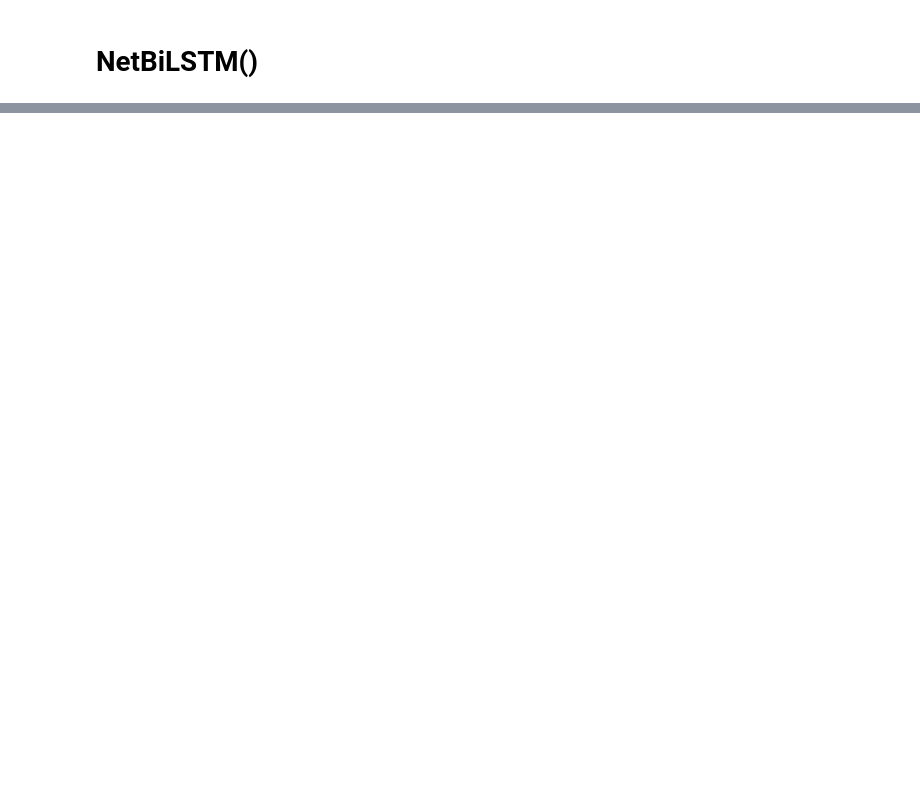
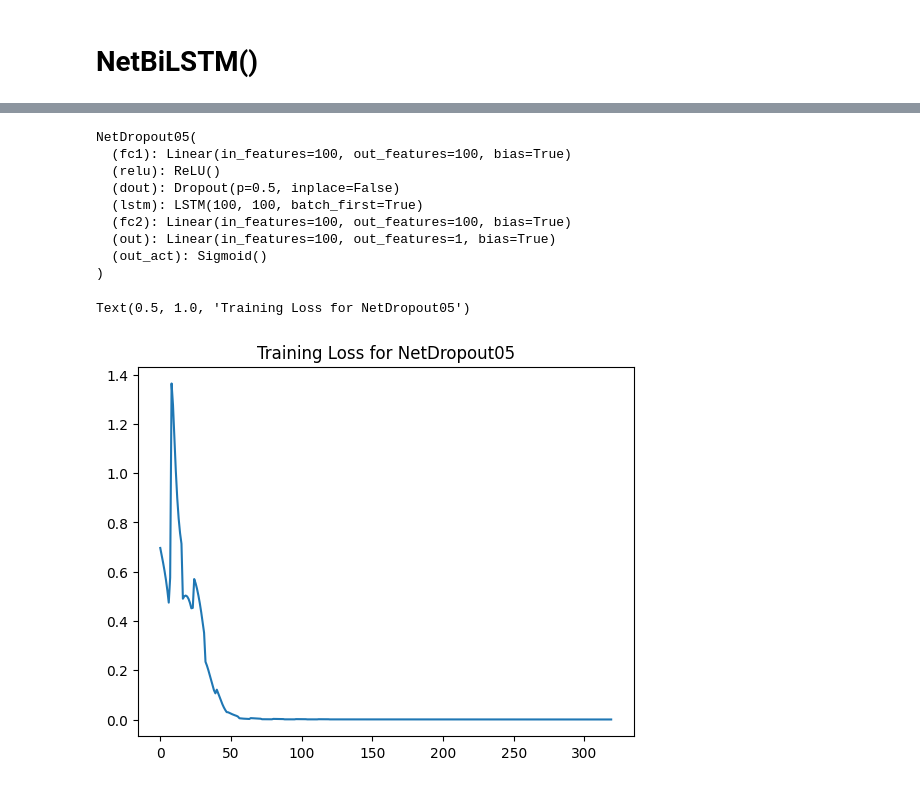
Before and after one commit to fubotz/BMT_2025S, a Jupyter notebook: week5_files/toy_lstm_pytorch_binaryclassifier_BMT2025S_SCHAMBECK_Fabian.ipynb, the cells around one changed output, grey strips where cells are left out. Cells and saved outputs as stored; diff of their text form; code cells hidden in the pictures; blank space fills up the shorter version.

```diff
--- a/week5_files/toy_lstm_pytorch_binaryclassifier_BMT2025S_SCHAMBECK_Fabian.ipynb
+++ b/week5_files/toy_lstm_pytorch_binaryclassifier_BMT2025S_SCHAMBECK_Fabian.ipynb
@@ -338,0 +424,15 @@ plt.title('Training Loss for NetBiLSTM')
+# %%
+# === Model 3a: NetDropout01 (Dropout 0.1) ===
+class NetDropout01(Net):
+    def __init__(self):
+        super().__init__(dropout=0.1)
+
+# === Model 3b: NetDropout05 (Dropout 0.5) ===
+class NetDropout05(Net):
+    def __init__(self):
+        super().__init__(dropout=0.5)
+
+# === Model 3c: NetDropout08 (Dropout 0.8) ===
+class NetDropout08(Net):
+    def __init__(self):
+        super().__init__(dropout=0.8)
@@ -338,0 +509,53 @@ plt.title('Training Loss for NetBiLSTM')
+# %%
+#initialize the model
+model = NetDropout05()
+model = model.to(device)
+
+#print architecture
+print(model)
+
+#define optimizer and loss function
+opt = optim.Adam(model.parameters(), lr=1e-3)
+criterion = nn.BCEWithLogitsLoss()
+
+#traning loop
+e_losses = []
+num_epochs = 20
+batch_size = 64
+
+for e in range(num_epochs):
+    model.train()
+    loss_batch = []
+    for beg_i in range(0, X.size(0), batch_size):
+        x_batch = X[beg_i:beg_i + batch_size, :]
+        y_batch = Y[beg_i:beg_i + batch_size, :]
+        x_batch = x_batch.to(device)
+        y_batch = y_batch.to(device)
+
+        opt.zero_grad()
+
+        y_logits, y_probs = model(x_batch)
+
+        loss = criterion(y_logits, y_batch)
+        loss_batch.append(loss.item())
+
+        loss.backward()
+        opt.step()
+
+    e_losses += loss_batch
+
+#plot loss over epochs (tracks batch-level losses; NOT epoch-averaged)
+plt.plot(e_losses)
+plt.title('Training Loss for NetDropout05')
+# %% [output]
+NetDropout05(
+  (fc1): Linear(in_features=100, out_features=100, bias=True)
+  (relu): ReLU()
+  (dout): Dropout(p=0.5, inplace=False)
+  (lstm): LSTM(100, 100, batch_first=True)
+  (fc2): Linear(in_features=100, out_features=100, bias=True)
+  (out): Linear(in_features=100, out_features=1, bias=True)
+  (out_act): Sigmoid()
+)
+Text(0.5, 1.0, 'Training Loss for NetDropout05')
+[figure, added]
```
Also changed, not shown: parts of 19 cells of this notebook.
